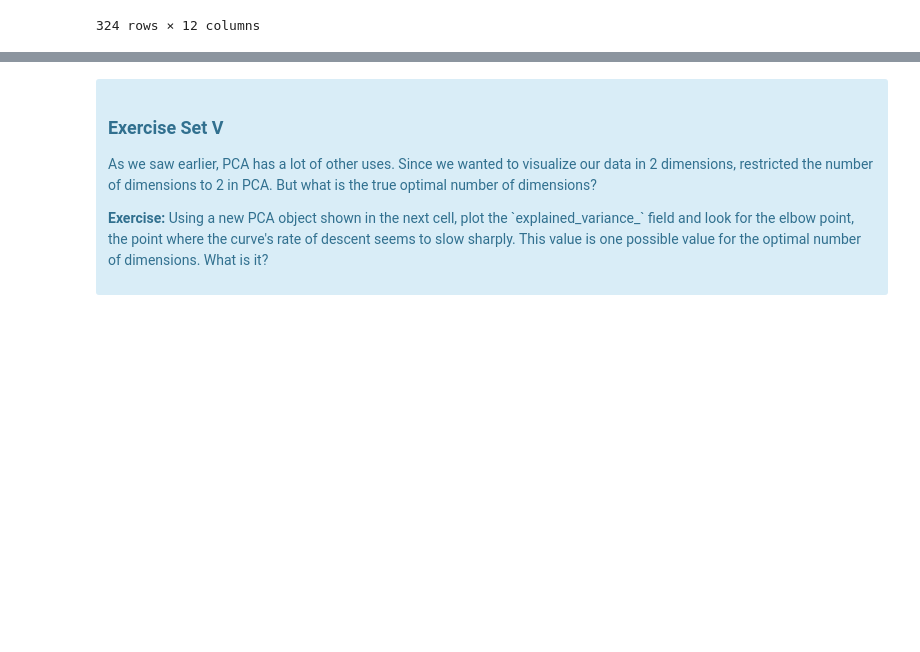
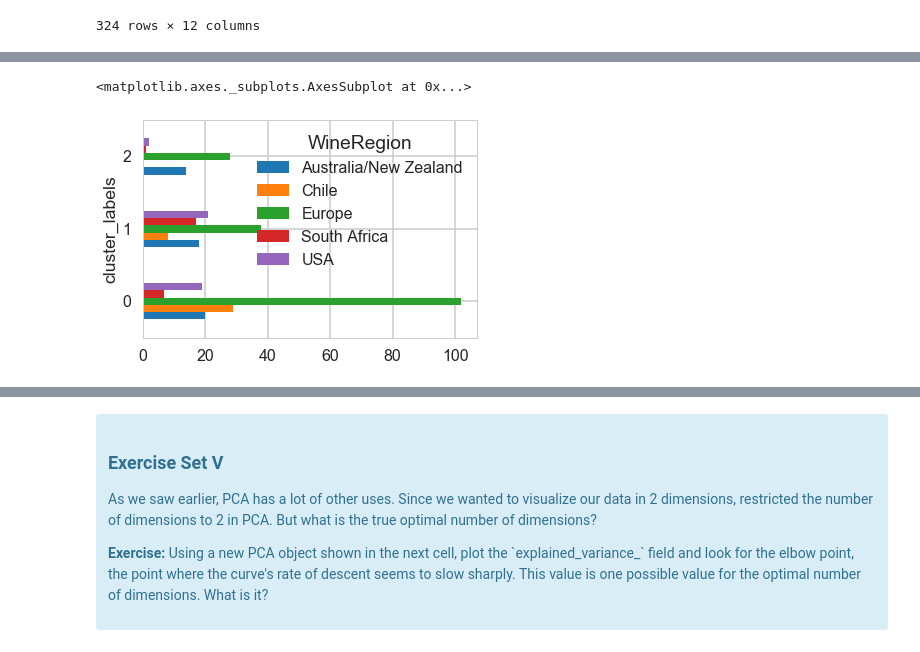
Before and after one commit to mamitch/Springboard_exercises, a Jupyter notebook: Mini_Project_Clustering.ipynb, the cells around one changed output, grey strips where cells are left out. Drawn from its saved outputs; the diff is of its cells as text; code cells hidden in the pictures; blank space fills up the shorter version.

```diff
--- a/Mini_Project_Clustering.ipynb
+++ b/Mini_Project_Clustering.ipynb
@@ -537,0 +627,5 @@ df_with_cl.groupby('cluster_labels').campaign.value_counts().unstack().plot.barh
+# %%
+df_with_cl.groupby('cluster_labels').WineRegion.value_counts().unstack().plot.barh()
+# %% [output]
+<matplotlib.axes._subplots.AxesSubplot at 0x...>
+[figure, added]
```
Also changed, not shown: parts of 16 cells of this notebook.
